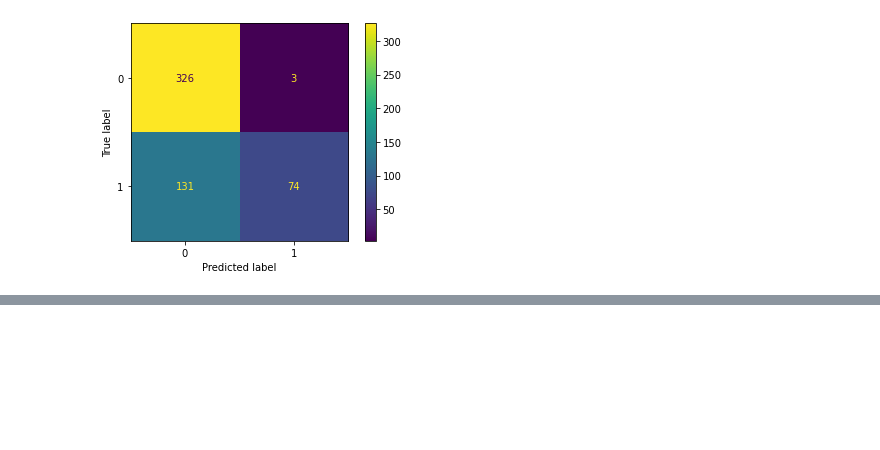
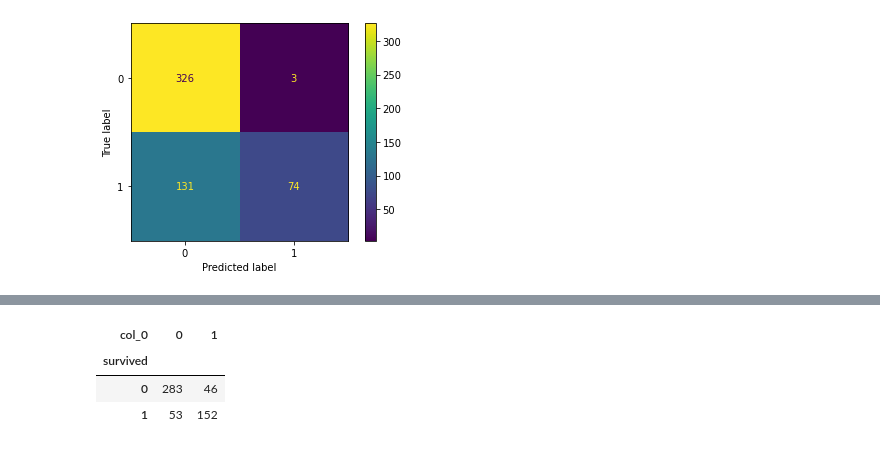
Before and after one commit to JenniferMLewis/classification-exercises, a Jupyter notebook: model.ipynb, the cells around one changed output, grey strips where cells are left out. Cells and saved outputs as stored; diff of their text form; code cells hidden in the pictures; blank space fills up the shorter version.

```diff
--- a/model.ipynb
+++ b/model.ipynb
@@ -584,0 +619,7 @@ plt.show()
+# %%
+pd.crosstab(y_train, y_pred_k2)
+# %% [output]
+| col_0 | 0 | 1 |
+| survived |  |  |
+| 0 | 283 | 46 |
+| 1 | 53 | 152 |
```
Also changed, not shown: parts of 35 cells of this notebook.
